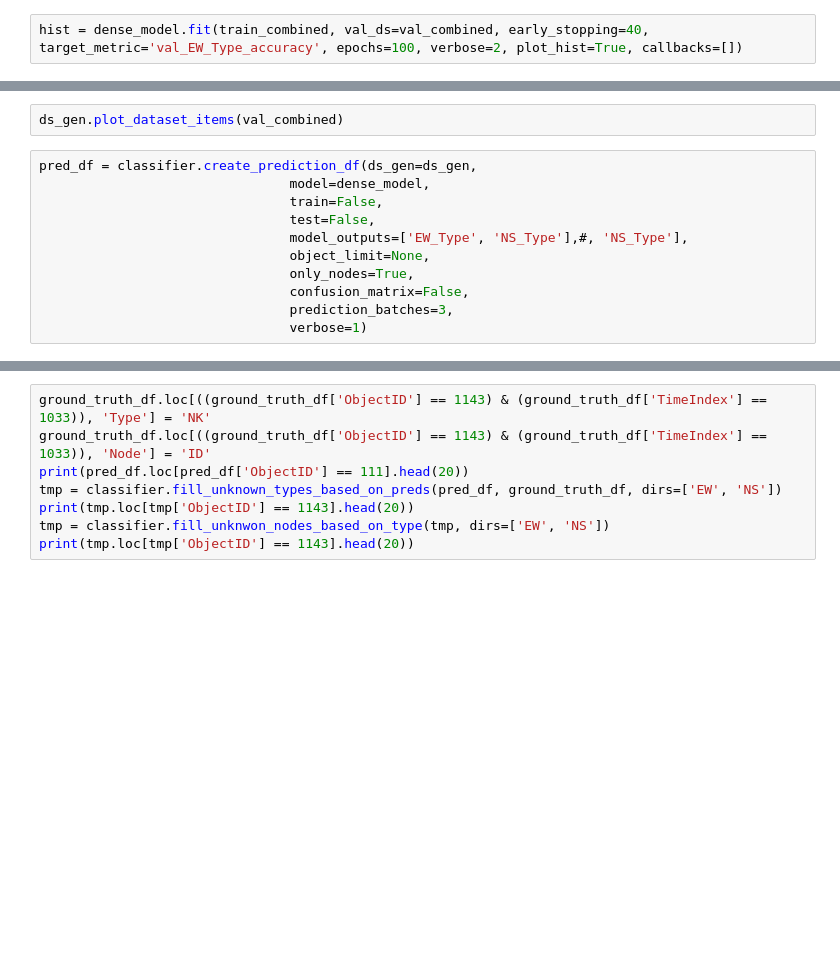
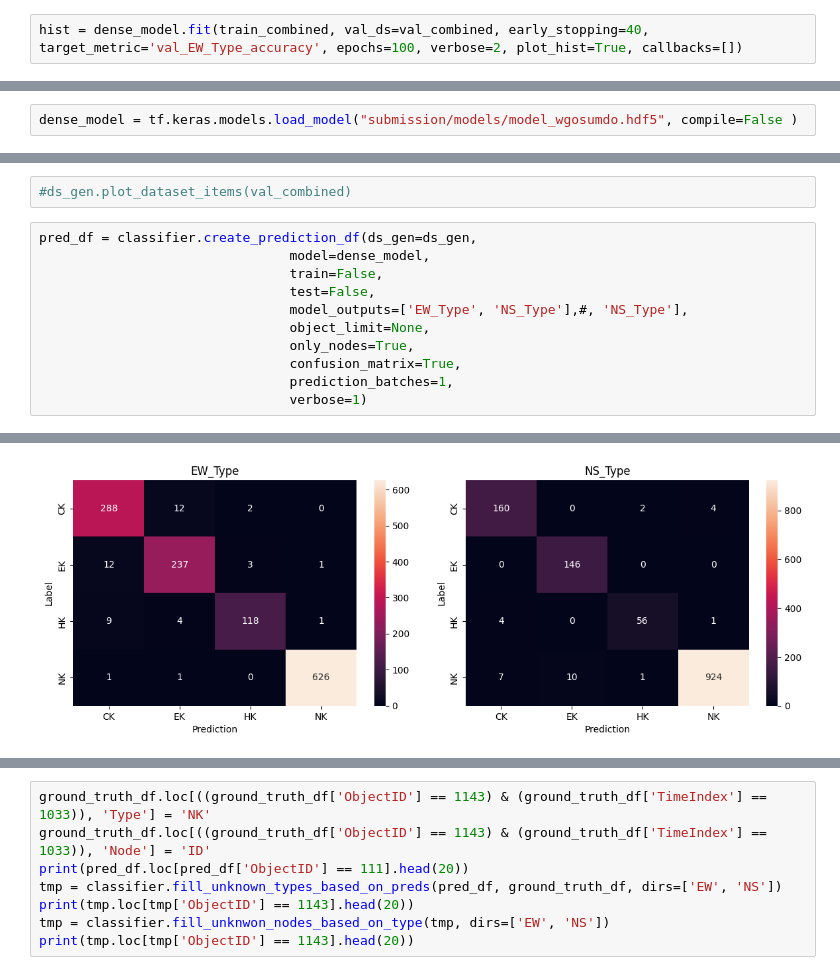
Before and after one commit to DavidBaldsiefen/splid-challenge, a Jupyter notebook: node_classifier.ipynb, the cells around one changed output, grey strips where cells are left out. Cells and saved outputs as stored; diff of their text form; blank space fills up the shorter version.

```diff
--- a/node_classifier.ipynb
+++ b/node_classifier.ipynb
@@ -217,0 +282,2 @@ hist = dense_model.fit(train_combined, val_ds=val_combined, early_stopping=40, t
+# %%
+dense_model = tf.keras.models.load_model("submission/models/model_wgosumdo.hdf5", compile=False )
@@ -218,5 +295,5 @@ hist = dense_model.fit(train_combined, val_ds=val_combined, early_stopping=40, t
 # %%
-ds_gen.plot_dataset_items(val_combined)
+#ds_gen.plot_dataset_items(val_combined)
 # %%
 pred_df = classifier.create_prediction_df(ds_gen=ds_gen,
                                 model=dense_model,
@@ -225,7 +302,7 @@ pred_df = classifier.create_prediction_df(ds_gen=ds_gen,
                                 model_outputs=['EW_Type', 'NS_Type'],#, 'NS_Type'],
                                 object_limit=None,
                                 only_nodes=True,
-                                confusion_matrix=False,
-                                prediction_batches=3,
+                                confusion_matrix=True,
+                                prediction_batches=1,
                                 verbose=1)
 # %% [output]
@@ -235,3 +313,4 @@ pred_df = classifier.create_prediction_df(ds_gen=ds_gen,
+[figure, added]
 # %%
 ground_truth_df = pd.read_csv(challenge_data_dir / 'train_labels.csv')#.sort_values(['ObjectID', 'TimeIndex']).reset_index(drop=True)
 ground_truth_df=ground_truth_df.loc[(ground_truth_df['Node'] != 'ES')].copy()
```
Also changed, not shown: parts of 20 cells of this notebook, 8 other files.
